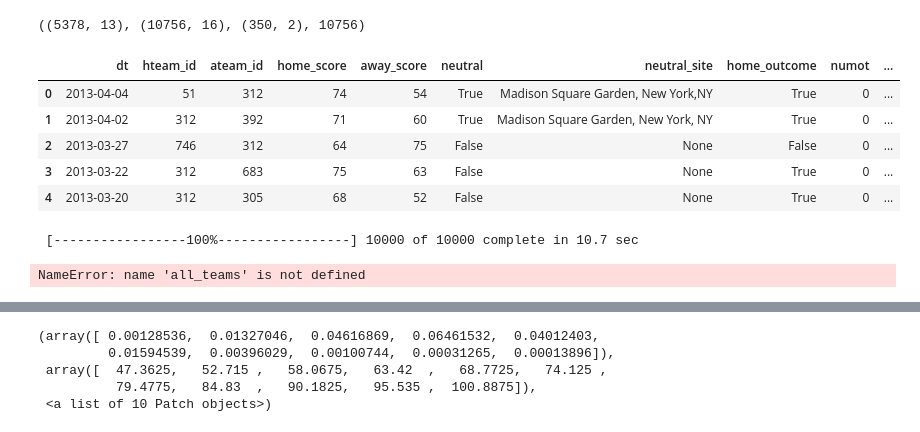
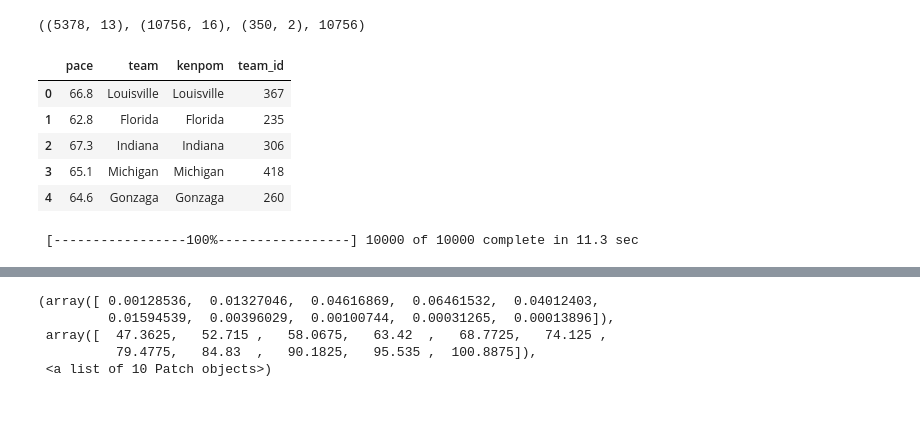
Before and after one commit to sethah/CBBModel, a Jupyter notebook: BayesModel.ipynb, the cells around one changed output, grey strips where cells are left out. Drawn from its saved outputs; the diff is of its cells as text; code cells hidden in the pictures.

Commit message:
adding tests and pace mdoel

```diff
--- a/BayesModel.ipynb
+++ b/BayesModel.ipynb
@@ -15,15 +15,19 @@ unstacked, stacked, teams = util.get_data(2013)
 unstacked.shape, stacked.shape, teams.shape, 2*unstacked.shape[0]
 # %% [output]
 ((5378, 13), (10756, 16), (350, 2), 10756)
-# %%
-stacked.head()
-# %% [output]
-|  | dt | hteam_id | ateam_id | home_score | away_score | neutral | neutral_site | home_outcome | numot | ... |
-| 0 | 2013-04-04 | 51 | 312 | 74 | 54 | True | Madison Square Garden, New York,NY | True | 0 | ... |
-| 1 | 2013-04-02 | 312 | 392 | 71 | 60 | True | Madison Square Garden, New York, NY | True | 0 | ... |
-| 2 | 2013-03-27 | 746 | 312 | 64 | 75 | False | None | False | 0 | ... |
-| 3 | 2013-03-22 | 312 | 683 | 75 | 63 | False | None | True | 0 | ... |
-| 4 | 2013-03-20 | 312 | 305 | 68 | 52 | False | None | True | 0 | ... |
+# %%
+kenpom = pd.read_sql("SELECT adjt, team FROM kenpom_ranks WHERE year=2013", DB.conn)
+all_teams = pd.read_sql("SELECT kenpom, ncaaid FROM teams", DB.conn)
+kenpom = kenpom.merge(all_teams, left_on="team", right_on="kenpom")
+kenpom.rename(columns={'ncaaid': 'team_id', 'adjt': 'pace'}, inplace=True)
+kenpom.head()
+# %% [output]
+|  | pace | team | kenpom | team_id |
+| 0 | 66.8 | Louisville | Louisville | 367 |
+| 1 | 62.8 | Florida | Florida | 235 |
+| 2 | 67.3 | Indiana | Indiana | 306 |
+| 3 | 65.1 | Michigan | Michigan | 418 |
+| 4 | 64.6 | Gonzaga | Gonzaga | 260 |
 # %%
 pace_initial = stacked.groupby('iteam').mean()['poss'].values
 teams['pace_initial'] = pace_initial
@@ -54,10 +58,14 @@ poss = pymc.Normal('poss', mu=mu_pace, tau=tau_poss, value=observed_pace, observ
 # poss = pymc.Poisson('poss', mu=mu_pace, value=observed_pace, observed=True)
 poss_pred = pymc.Normal('poss_pred', mu=mu_pace, tau=tau_poss)
 # %%
+N_samples = 10000
+burn_in = 0.3
 model = pymc.Model([mu_pace, pace_prior, tau, pace_rtg, poss, pace_intercept, tau_poss, poss_pred])
+map_ = pymc.MAP( model )
+map_.fit() #stores the fitted variables' values in foo.value
 mcmc = pymc.MCMC(model)
-mcmc.sample(10000, 3000)
+mcmc.sample(N_samples, burn_in * N_samples)
 # %% [output]
- [-----------------100%-----------------] 10000 of 10000 complete in 10.7 sec
+ [-----------------100%-----------------] 10000 of 10000 complete in 11.3 sec
 # %%
 teams['mean_pace_rtg'] = pace_rtg.stats()['mean']
@@ -64,10 +73,0 @@ teams['mean_pace_rtg'] = pace_rtg.stats()['mean']
-# %%
-kenpom = pd.read_sql("SELECT adjt, team FROM kenpom_ranks WHERE year=2013", DB.conn)
-kenpom = kenpom.merge(all_teams, left_on="team", right_on="kenpom")
-all_teams = pd.read_sql("SELECT kenpom, ncaaid FROM teams", DB.conn)
-df = teams.merge(kenpom, left_on='team_id', right_on='ncaaid')
-df.drop('kenpom', axis=1)
-# kenpom.head()
-teams.shape
-# %% [output]
-NameError: name 'all_teams' is not defined
```
Also changed, not shown: parts of 6 cells of this notebook, 6 other files.
